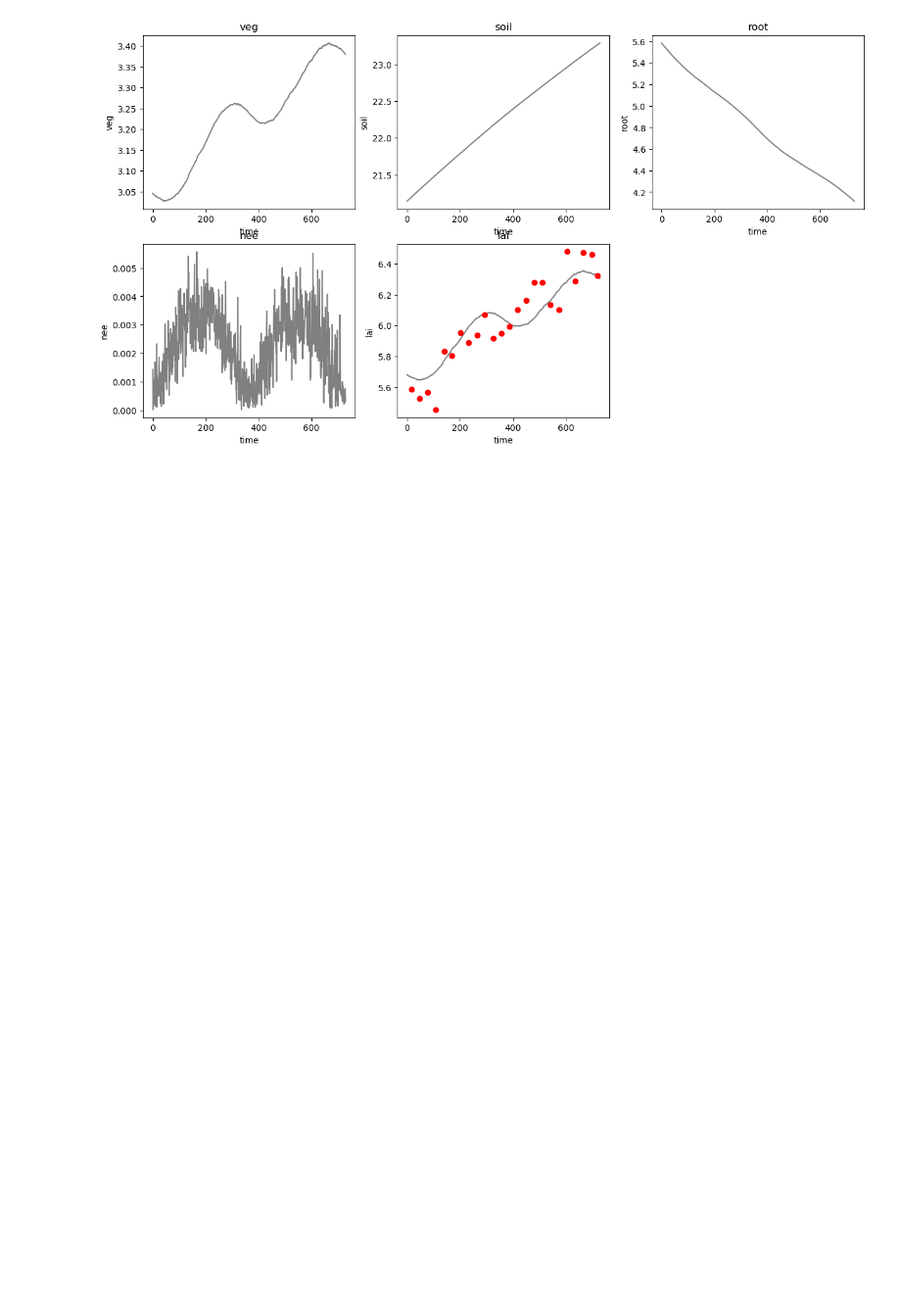
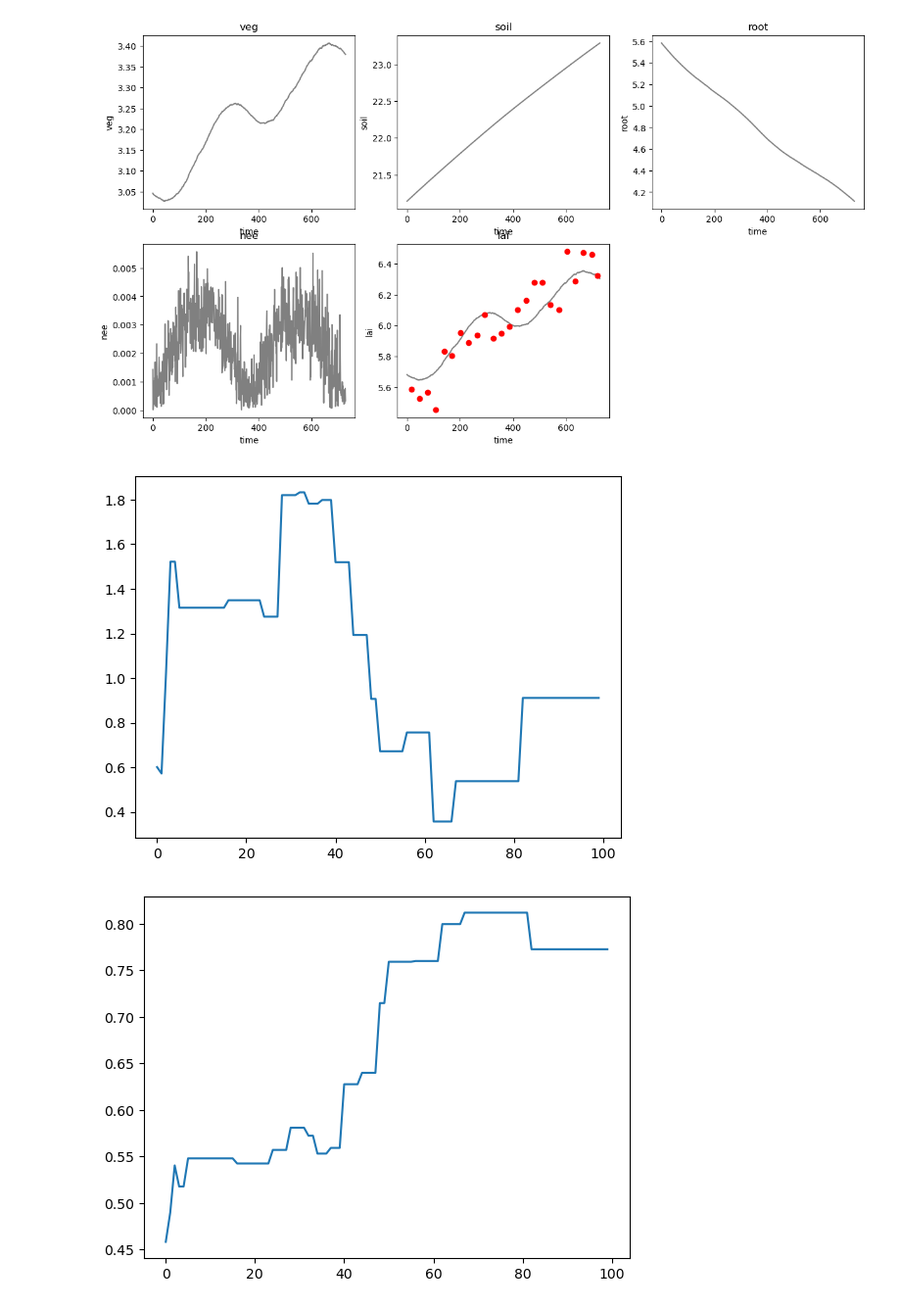
Before and after one commit to arob5/Bayesian-inference-with-surrogates, a Jupyter notebook: experiments/vsem/vsem_experiment.ipynb, the cells around one changed output. Shown at 98% size. Drawn from its saved outputs; the diff is of its cells as text; code cells hidden in the pictures; blank space fills up the shorter version.

```diff
--- a/experiments/vsem/vsem_experiment.ipynb
+++ b/experiments/vsem/vsem_experiment.ipynb
@@ -93,0 +94,24 @@ samp = rkpcn.sample(num_steps=100)
+# %%
+n_samp = len(rkpcn.trace)
+u_samp = np.empty((n_samp, prior.dim))
+fu_samp = np.empty(n_samp)
+
+for i, state in enumerate(rkpcn.trace):
+    u_samp[i] = state.primary['u']
+    fu_samp[i] = state.primary['fu'].squeeze()
+# %%
+plt.close()
+
+plt.plot(u_samp[:,0])
+plt.show()
+
+plt.plot(u_samp[:,1])
+plt.show()
+
+plt.plot(fu_samp)
+plt.show()
+
+plt.close()
+# %% [output]
+[figure, added]
+[figure, added]
```
Also changed, not shown: parts of 2 cells of this notebook.
